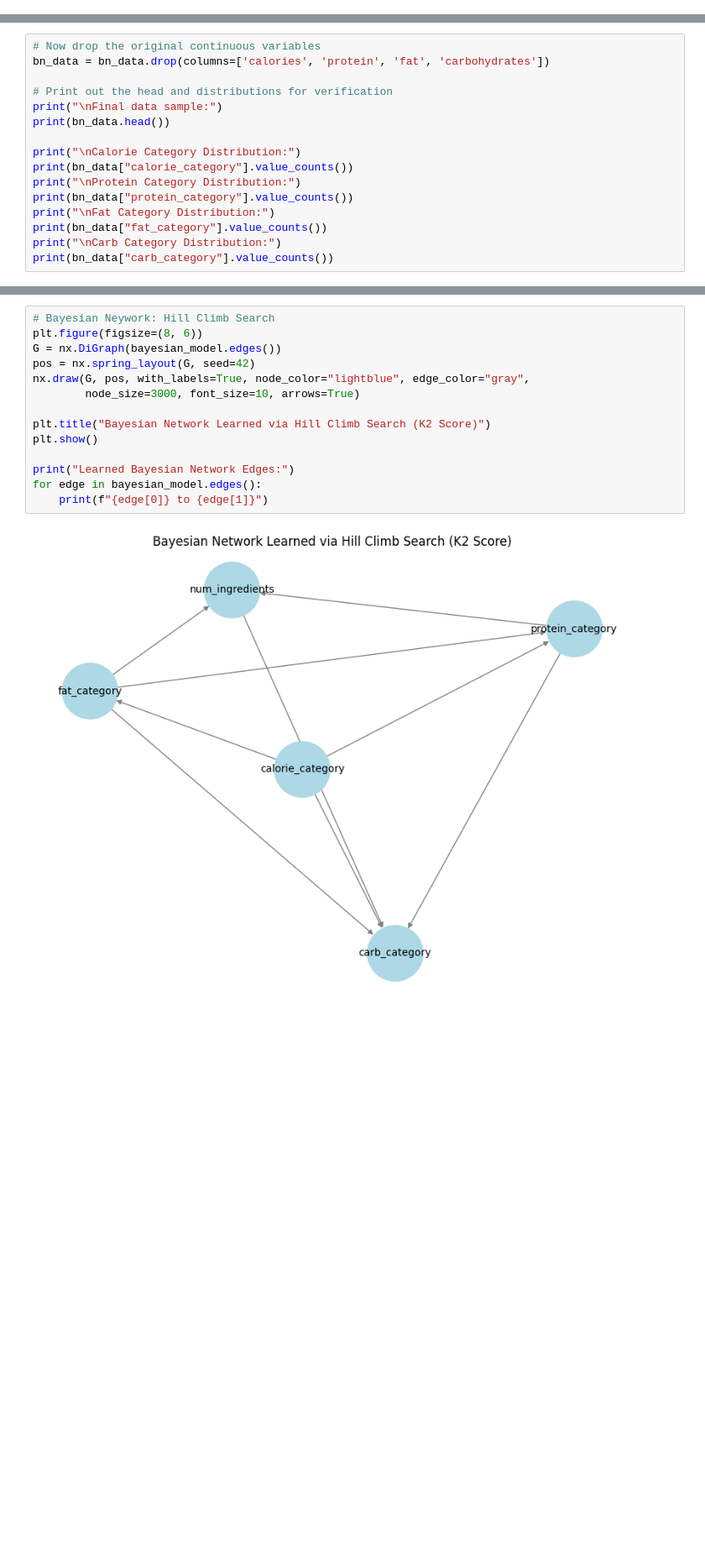
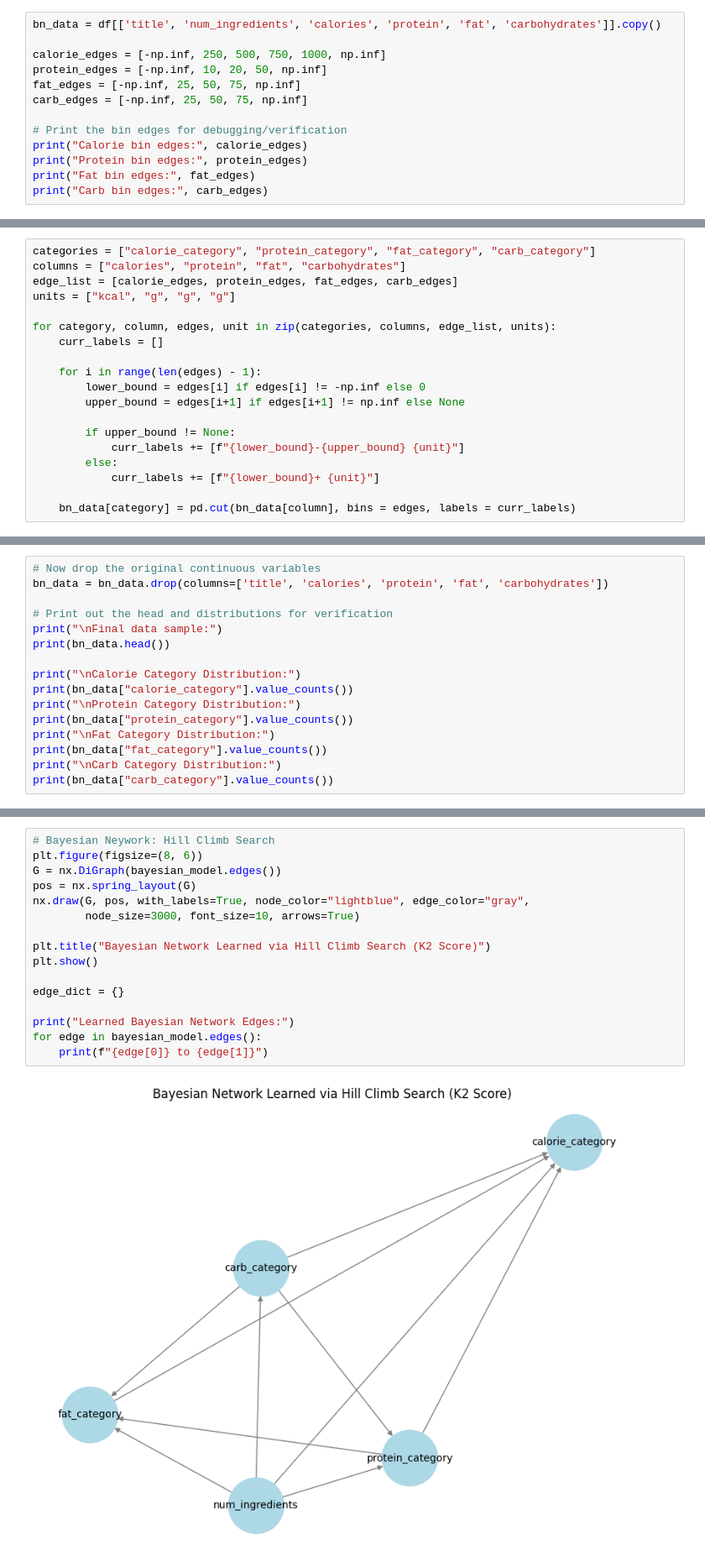
Before and after one commit to JosephW23/SmartMealPlanner, a Jupyter notebook: Main.ipynb, the cells around one changed output, grey strips where cells are left out. Shown: that part at 84% size. Drawn from its saved outputs; the diff is of its cells as text; blank space fills up the shorter version.

Commit message:
Updated code fixed Bayesian Network fixed categorizations could improve but for now has okay bin sizes for labels

```diff
--- a/Main.ipynb
+++ b/Main.ipynb
@@ -333,0 +293,13 @@ Example of categorical assignments:
+# %%
+bn_data = df[['title', 'num_ingredients', 'calories', 'protein', 'fat', 'carbohydrates']].copy()
+
+calorie_edges = [-np.inf, 250, 500, 750, 1000, np.inf]
+protein_edges = [-np.inf, 10, 20, 50, np.inf]
+fat_edges = [-np.inf, 25, 50, 75, np.inf]
+carb_edges = [-np.inf, 25, 50, 75, np.inf]
+
+# Print the bin edges for debugging/verification
+print("Calorie bin edges:", calorie_edges)
+print("Protein bin edges:", protein_edges)
+print("Fat bin edges:", fat_edges)
+print("Carb bin edges:", carb_edges)
@@ -333,0 +311,19 @@ Example of categorical assignments:
+# %%
+categories = ["calorie_category", "protein_category", "fat_category", "carb_category"]
+columns = ["calories", "protein", "fat", "carbohydrates"]
+edge_list = [calorie_edges, protein_edges, fat_edges, carb_edges]
+units = ["kcal", "g", "g", "g"]
+
+for category, column, edges, unit in zip(categories, columns, edge_list, units):
+    curr_labels = []
+
+    for i in range(len(edges) - 1):
+        lower_bound = edges[i] if edges[i] != -np.inf else 0
+        upper_bound = edges[i+1] if edges[i+1] != np.inf else None
+
+        if upper_bound != None:
+            curr_labels += [f"{lower_bound}-{upper_bound} {unit}"]
+        else:
+            curr_labels += [f"{lower_bound}+ {unit}"]
+
+    bn_data[category] = pd.cut(bn_data[column], bins = edges, labels = curr_labels)
@@ -334,6 +359,6 @@ Example of categorical assignments:
 # %%
 # Now drop the original continuous variables
-bn_data = bn_data.drop(columns=['calories', 'protein', 'fat', 'carbohydrates'])
+bn_data = bn_data.drop(columns=['title', 'calories', 'protein', 'fat', 'carbohydrates'])
 
 # Print out the head and distributions for verification
 print("\nFinal data sample:")
@@ -456,17 +476,19 @@ P(protein_category, fat_category | carb_category = high):
 # %%
 # Bayesian Neywork: Hill Climb Search
 plt.figure(figsize=(8, 6))
 G = nx.DiGraph(bayesian_model.edges())
-pos = nx.spring_layout(G, seed=42)
+pos = nx.spring_layout(G)
 nx.draw(G, pos, with_labels=True, node_color="lightblue", edge_color="gray",
         node_size=3000, font_size=10, arrows=True)
 
 plt.title("Bayesian Network Learned via Hill Climb Search (K2 Score)")
 plt.show()
 
+edge_dict = {}
+
 print("Learned Bayesian Network Edges:")
 for edge in bayesian_model.edges():
     print(f"{edge[0]} to {edge[1]}")
 # %% [output]
-[figure, old version]
+[figure, new version]
 Learned Bayesian Network Edges:
```
Also changed, not shown: parts of 12 cells of this notebook.
